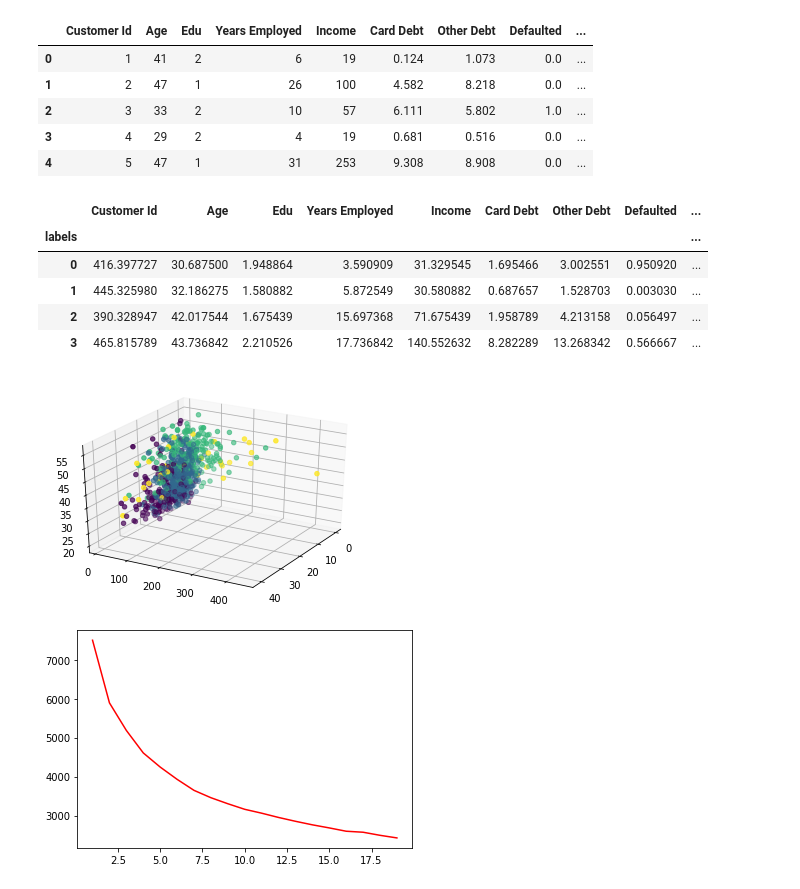
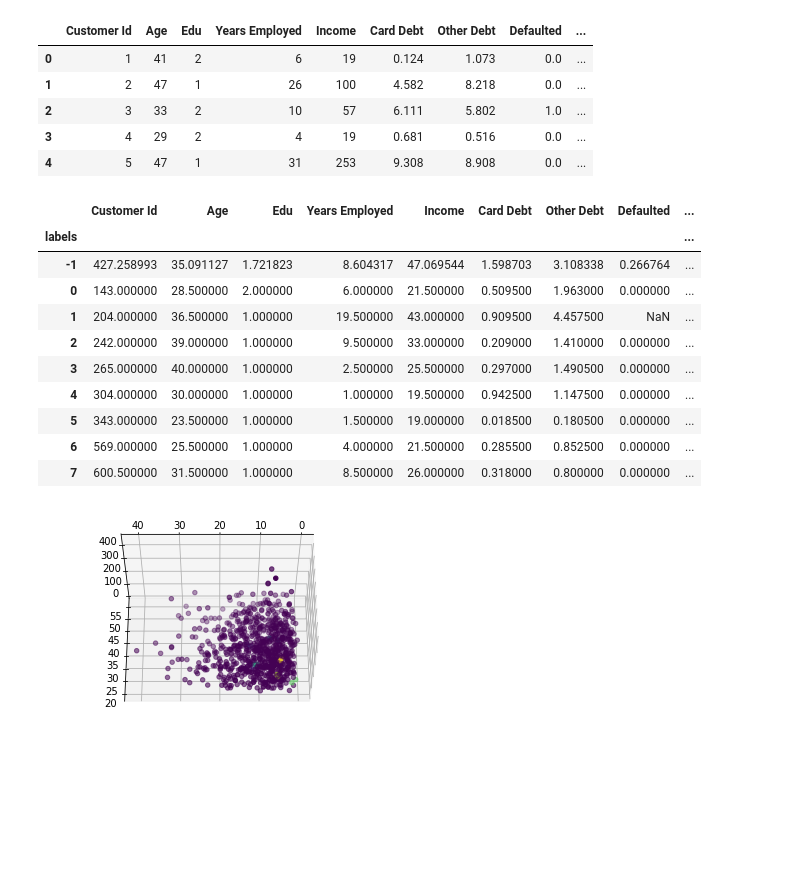
Before and after one commit to pramod-mamidi/DAs, a Jupyter notebook: K_means_clustering.ipynb, the cells around one changed output. Cells and saved outputs as stored; diff of their text form; code cells hidden in the pictures; blank space fills up the shorter version.

```diff
--- a/K_means_clustering.ipynb
+++ b/K_means_clustering.ipynb
@@ -95,9 +91,9 @@ array([-1.48548931,  0.49405704, -0.76634938,  1.24509121,  0.34591319,
 # %%
-clstr = KMeans(init = "k-means++", n_clusters = 4, n_init = 12,max_iter=400)
+clstr = DBSCAN(eps=0.3,min_samples=2)
 x=np.nan_to_num(x)
 clstr.fit(x)
 lb=clstr.labels_
-cc=clstr.cluster_centers_
+cc=clstr.core_sample_indices_
 print(lb)
 print(cc)
 # %% [output]
@@ -133,15 +129,20 @@ data.groupby('labels').mean()
 # %% [output]
 |  | Customer Id | Age | Edu | Years Employed | Income | Card Debt | Other Debt | Defaulted | ... |
 | labels |  |  |  |  |  |  |  |  | ... |
-| 0 | 416.397727 | 30.687500 | 1.948864 | 3.590909 | 31.329545 | 1.695466 | 3.002551 | 0.950920 | ... |
-| 1 | 445.325980 | 32.186275 | 1.580882 | 5.872549 | 30.580882 | 0.687657 | 1.528703 | 0.003030 | ... |
-| 2 | 390.328947 | 42.017544 | 1.675439 | 15.697368 | 71.675439 | 1.958789 | 4.213158 | 0.056497 | ... |
-| 3 | 465.815789 | 43.736842 | 2.210526 | 17.736842 | 140.552632 | 8.282289 | 13.268342 | 0.566667 | ... |
+| -1 | 427.258993 | 35.091127 | 1.721823 | 8.604317 | 47.069544 | 1.598703 | 3.108338 | 0.266764 | ... |
+| 0 | 143.000000 | 28.500000 | 2.000000 | 6.000000 | 21.500000 | 0.509500 | 1.963000 | 0.000000 | ... |
+| 1 | 204.000000 | 36.500000 | 1.000000 | 19.500000 | 43.000000 | 0.909500 | 4.457500 | NaN | ... |
+| 2 | 242.000000 | 39.000000 | 1.000000 | 9.500000 | 33.000000 | 0.209000 | 1.410000 | 0.000000 | ... |
+| 3 | 265.000000 | 40.000000 | 1.000000 | 2.500000 | 25.500000 | 0.297000 | 1.490500 | 0.000000 | ... |
+| 4 | 304.000000 | 30.000000 | 1.000000 | 1.000000 | 19.500000 | 0.942500 | 1.147500 | 0.000000 | ... |
+| 5 | 343.000000 | 23.500000 | 1.000000 | 1.500000 | 19.000000 | 0.018500 | 0.180500 | 0.000000 | ... |
+| 6 | 569.000000 | 25.500000 | 1.000000 | 4.000000 | 21.500000 | 0.285500 | 0.852500 | 0.000000 | ... |
+| 7 | 600.500000 | 31.500000 | 1.000000 | 8.500000 | 26.000000 | 0.318000 | 0.800000 | 0.000000 | ... |
 # %%
 fig = plt.figure()
 ax = fig.add_subplot(111, projection='3d')
 ax.scatter(data['DebtIncomeRatio'], data['Income'], data['Age'],c=lb.astype(np.float))
-ax.view_init(30, 30)
+ax.view_init(-30,-630)
 plt.show()
 # %% [output]
-[figure, old version]
+[figure, new version]
@@ -154,6 +148,0 @@ for i in range(1,20):
-# %%
-plt.plot(np.arange(1,20),w,c='r')
-plt.show()
-#therefore elbow point is 2 hence this dataset would have good output with k = 2.
-# %% [output]
-[figure, removed]
```
Also changed, not shown: parts of 5 cells of this notebook.
